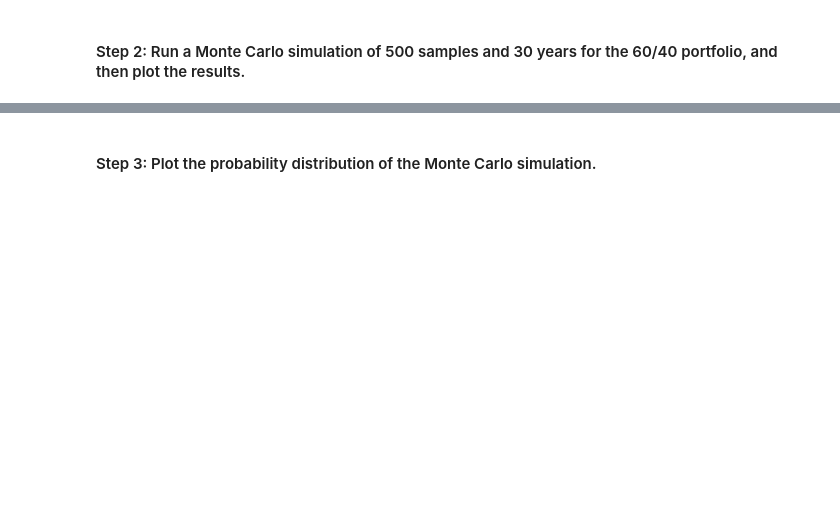
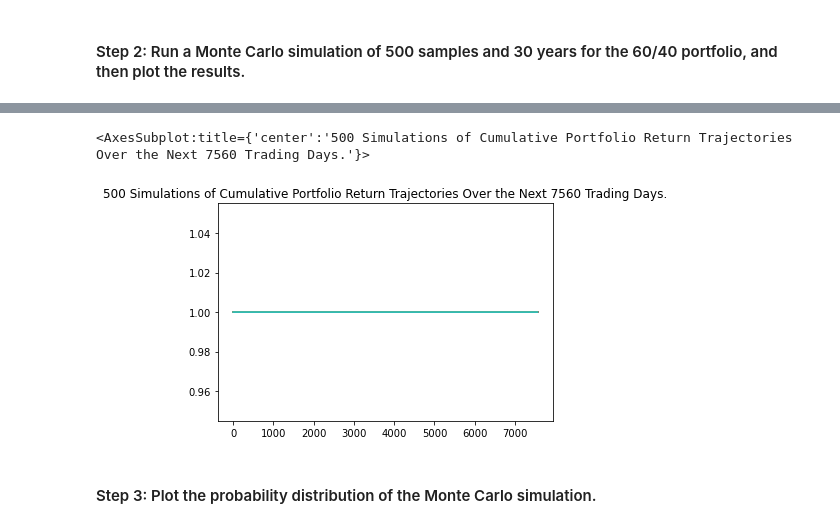
Before and after one commit to Manaanima/financial_planner_tools, a Jupyter notebook: financial_planning_tools.ipynb, the cells around one changed output, grey strips where cells are left out. Saved outputs shown, nothing was run; the diff lists cells and outputs as text; code cells hidden in the pictures; blank space fills up the shorter version.

```diff
--- a/financial_planning_tools.ipynb
+++ b/financial_planning_tools.ipynb
@@ -206,7 +207,7 @@ alpaca = tradeapi.REST(
 - `start_date` and `end_date`: Use the same date for these parameters, and format them with the date of the previous weekday (or `2020-08-07`). This is because you want the one closing price for the most-recent trading day.
 # %%
 # Set the tickers for both the bond and stock portion of the portfolio
-tickers = ['SPY', 'AGG']
+tickers = ["AGG", "SPY"]
 
 # Set timeframe to 1Day
 timeframe = "1Day"
@@ -215,8 +216,8 @@ timeframe = "1Day"
 # Set both the start and end date at the date of your prior weekday
 # This will give you the closing price of the previous trading day
 # Alternatively you can use a start and end date of 2020-08-07
-start_date = pd.Timestamp('', tz = 'America/New_York').isoformat()
-end_date = pd.Timestamp('', tz = 'America/New_York').isoformat()
+start_date = pd.Timestamp("2020-08-07", tz="America/New_York").isoformat()
+end_date = pd.Timestamp("2020-08-07", tz="America/New_York").isoformat()
 # %% [markdown]
 #### Step 4: Get the current closing prices for `SPY` and `AGG` by using the Alpaca `get_bars` function. Format the response as a Pandas DataFrame by including the `df` property at the end of the `get_bars` function.
 # %%
@@ -384,25 +429,32 @@ In this section, you’ll use the MCForecastTools library to create a Monte Carl
 # %%
 # Set start and end dates of 3 years back from your current date
 # Alternatively, you can use an end date of 2020-08-07 and work 3 years back from that date
-# YOUR CODE HERE
-# YOUR CODE HERE
+start_date = pd.Timestamp('2017-08-07', tz='America/New_York').isoformat()
+end_date = pd.Timestamp('2020-08-07', tz='America/New_York').isoformat()
 
 # Set number of rows to 1000 to retrieve the maximum amount of rows
-# YOUR CODE HERE
+rows = 1000
 # %%
 # Use the Alpaca get_bars function to make the API call to get the 3 years worth of pricing data
 # The tickers and timeframe parameters should have been set in Part 1 of this activity
 # The start and end dates should be updated with the information set above
 # Remember to add the df property to the end of the call so the response is returned as a DataFrame
-# YOUR CODE HERE
+portfolio_prices_3yrs_df = alpaca.get_bars(
+    tickers,
+    timeframe,
+    start=start_date,
+    end=end_date,
+    limit=rows
+).df
 
 # Reorganize the DataFrame
 # Separate ticker data
-# YOUR CODE HERE
+AGG_3yrs = portfolio_prices_3yrs_df[portfolio_prices_3yrs_df['symbol']=='AGG'].drop('symbol', axis=1)
+SPY_3yrs = portfolio_prices_3yrs_df[portfolio_prices_3yrs_df['symbol']=='SPY'].drop('symbol', axis=1)
 
 # Concatenate the ticker DataFrames
-# YOUR CODE HERE
+portfolio_prices_3yrs_df = pd.concat([AGG_3yrs, SPY_3yrs], axis=1, keys=["AGG", "SPY"])
 
 # Display both the first and last five rows of the DataFrame
-# YOUR CODE HERE
-# YOUR CODE HERE
+display(portfolio_prices_3yrs_df.head())
+display(portfolio_prices_3yrs_df.tail())
@@ -412,7 +481,12 @@ In this section, you’ll use the MCForecastTools library to create a Monte Carl
 # Configure the Monte Carlo simulation to forecast 30 years cumulative returns
 # The weights should be split 40% to AGG and 60% to SPY.
 # Run 500 samples.
-# YOUR CODE HERE
+thirty_year_mc = MCSimulation(
+    portfolio_data = portfolio_prices_3yrs_df,
+    weights = [.40,.60],
+    num_simulation = 500,
+    num_trading_days = 252 * 30
+)
 
 # Review the simulation input data
-# YOUR CODE HERE
+thirty_year_mc.portfolio_data.head()
@@ -422,7 +529,10 @@ In this section, you’ll use the MCForecastTools library to create a Monte Carl
 # %%
 # Visualize the 30-year Monte Carlo simulation by creating an
 # overlay line plot
-# YOUR CODE HERE
+thirty_year_mc.plot_simulation()
+# %% [output]
+<AxesSubplot:title={'center':'500 Simulations of Cumulative Portfolio Return Trajectories Over the Next 7560 Trading Days.'}>
+[figure, added]
 # %% [markdown]
 #### Step 3: Plot the probability distribution of the Monte Carlo simulation.
 # %%
```
Also changed, not shown: parts of 37 cells of this notebook, 2 other files.
